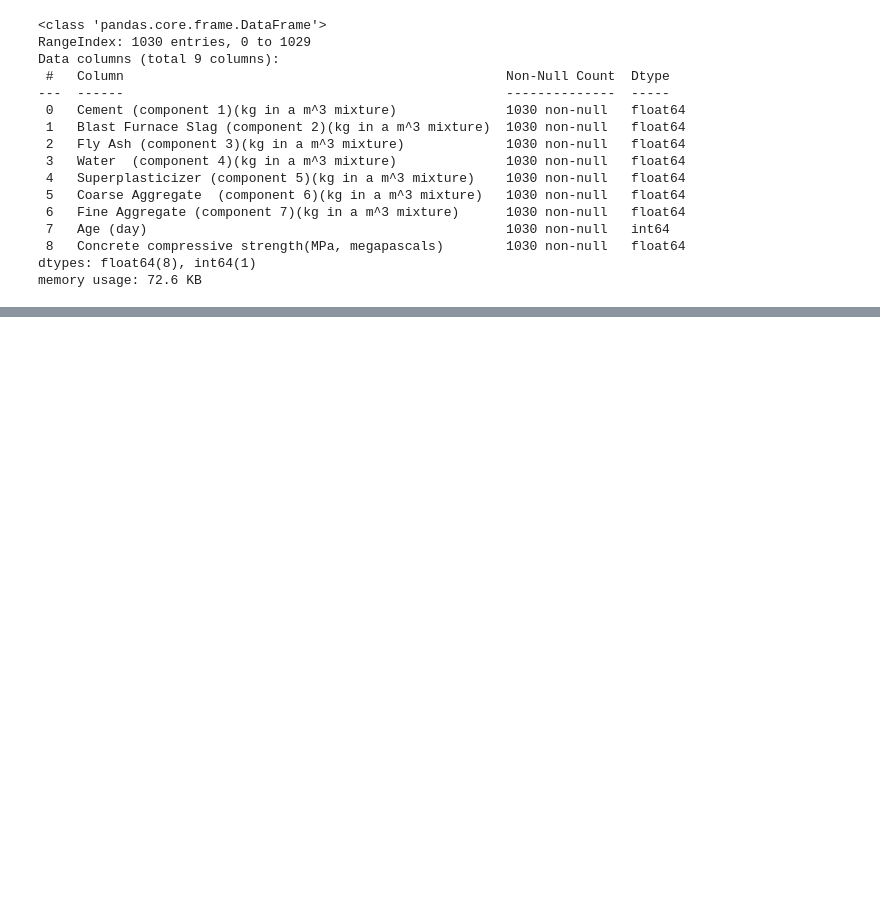
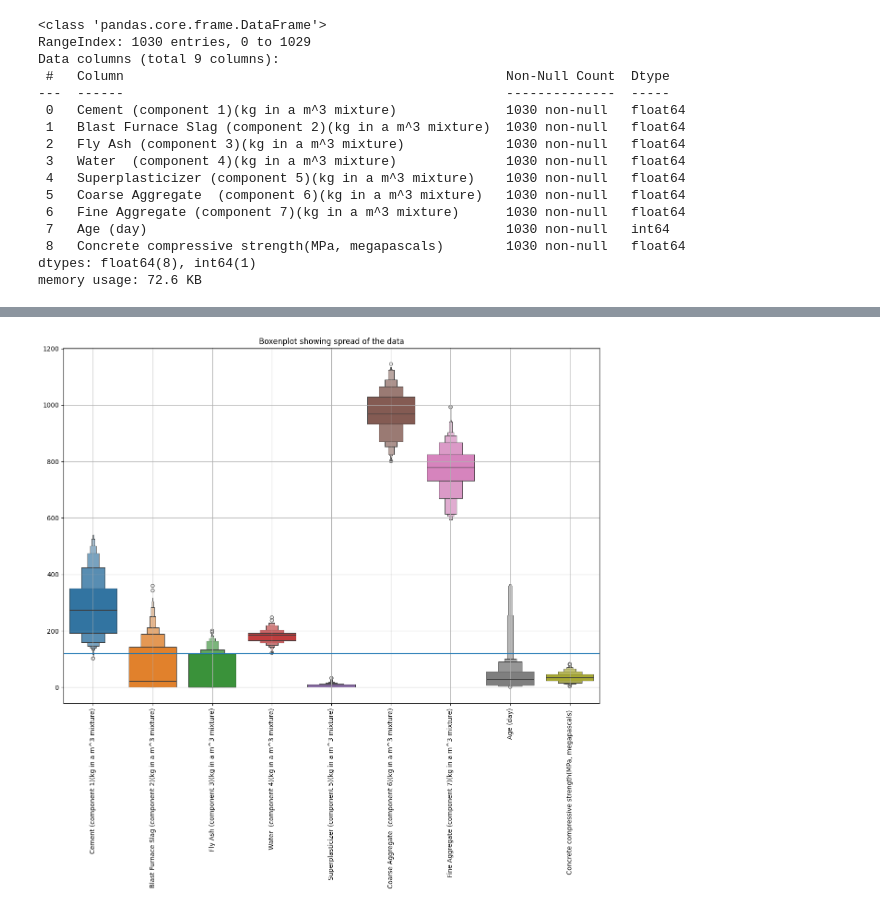
Before and after one commit to deva457/CementPrediction_Model, a Jupyter notebook: Model.ipynb, the cells around one changed output, grey strips where cells are left out. Drawn from its saved outputs; the diff is of its cells as text; code cells hidden in the pictures; blank space fills up the shorter version.

```diff
--- a/Model.ipynb
+++ b/Model.ipynb
@@ -148,3 +148,26 @@ report
 | 6 | Fine Aggregate (component 7)(kg i... | 773.580485 | 779.500 | 730.950 | 824.000 | 93.050 | 80.175980 | -0.253010 | -0.102177 |
 | 7 | Age (day) | 45.662136 | 28.000 | 7.000 | 56.000 | 49.000 | 63.169912 | 3.269177 | 12.168989 |
 | 8 | Concrete compressive strength(MPa... | 35.817961 | 34.445 | 23.710 | 46.135 | 22.425 | 16.705742 | 0.416977 | -0.313725 |
+# %%
+'''
+Note :
+1.Positive kurtosis : leptokurtic
+2.normal distribution : Mesakurtic
+3. negative kurtosis : Platykurti
+
+---------------------------------
+1.positive Skewness : mode<median<mean
+2.no skewness : normally Distributed mean=median=mode
+3.negative skewness:mean<median<mode8-0u45
+
+'''
+
+plt.figure(figsize = (15,10))
+sns.boxenplot(df)
+plt.axhline(120)
+plt.xticks(rotation = 90)
+plt.title('Boxenplot showing spread of the data')
+plt.grid()
+plt.show()
+# %% [output]
+[figure, added]
```
Also changed, not shown: parts of 4 cells of this notebook, 1 other file.
